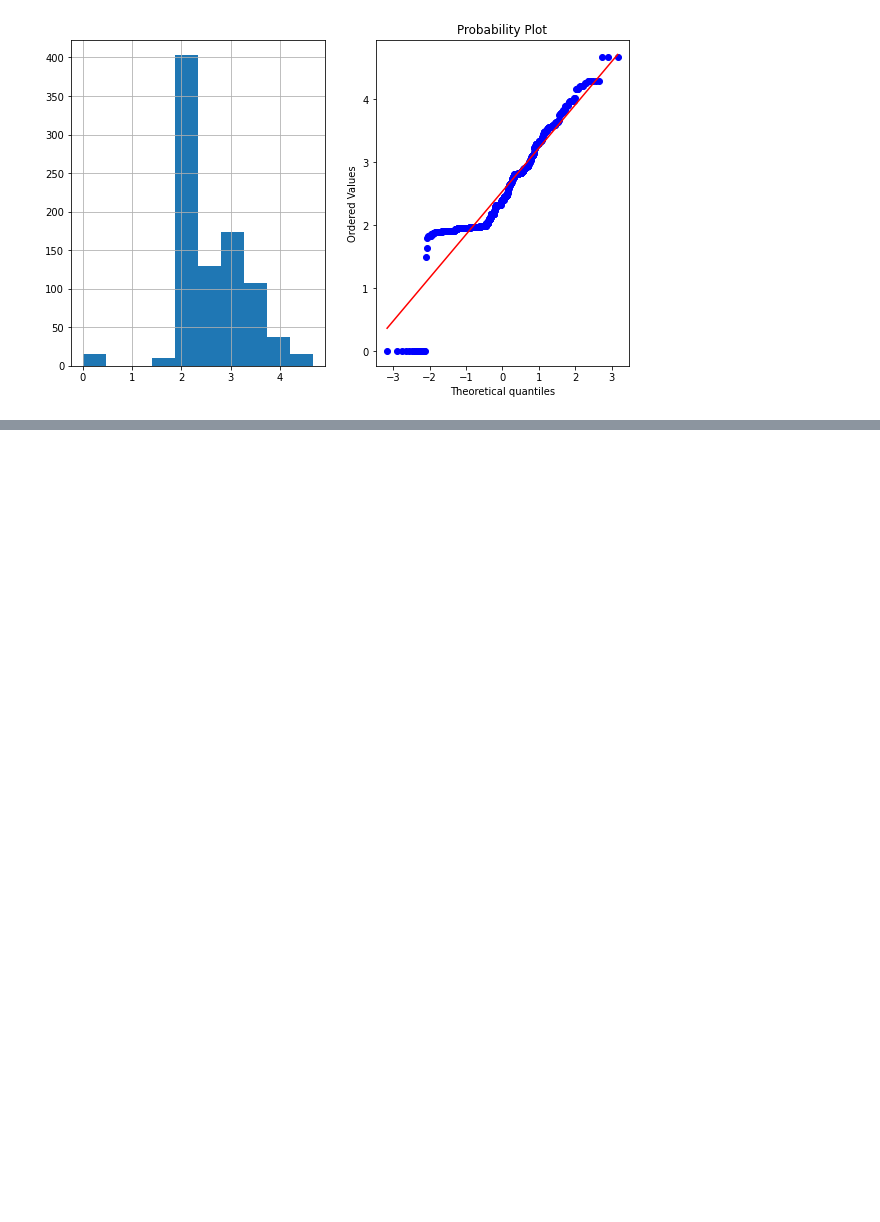
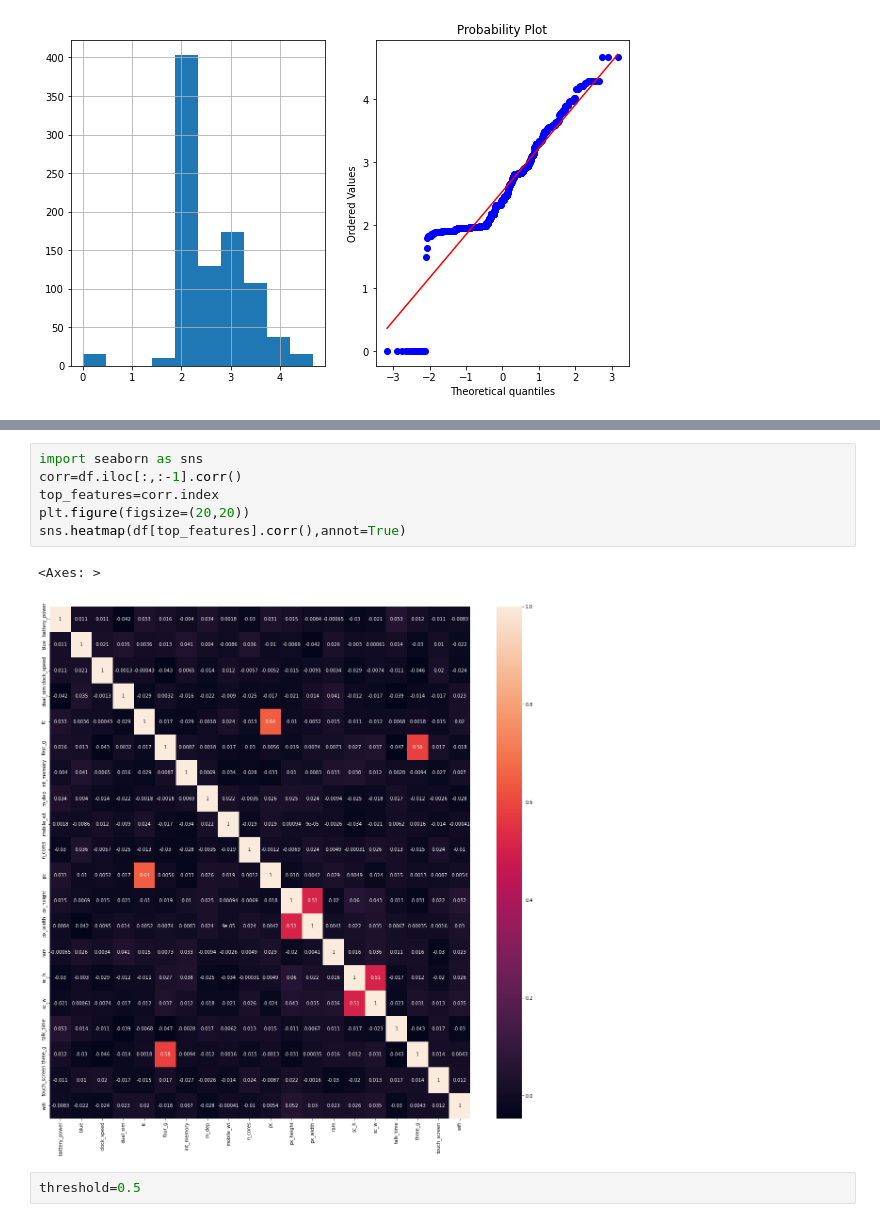
Before and after one commit to bele99/Data-Science-Project, a Jupyter notebook: Feature_Selection.ipynb, the cells around one changed output, grey strips where cells are left out. Drawn from its saved outputs; the diff is of its cells as text; blank space fills up the shorter version.

```diff
--- a/Feature_Selection.ipynb
+++ b/Feature_Selection.ipynb
@@ -857,0 +917,11 @@ plot_data(df,'Fare_Boxcox')
+# %%
+import seaborn as sns
+corr=df.iloc[:,:-1].corr()
+top_features=corr.index
+plt.figure(figsize=(20,20))
+sns.heatmap(df[top_features].corr(),annot=True)
+# %% [output]
+<Axes: >
+[figure, added]
+# %%
+threshold=0.5
```
Also changed, not shown: parts of 29 cells of this notebook.
